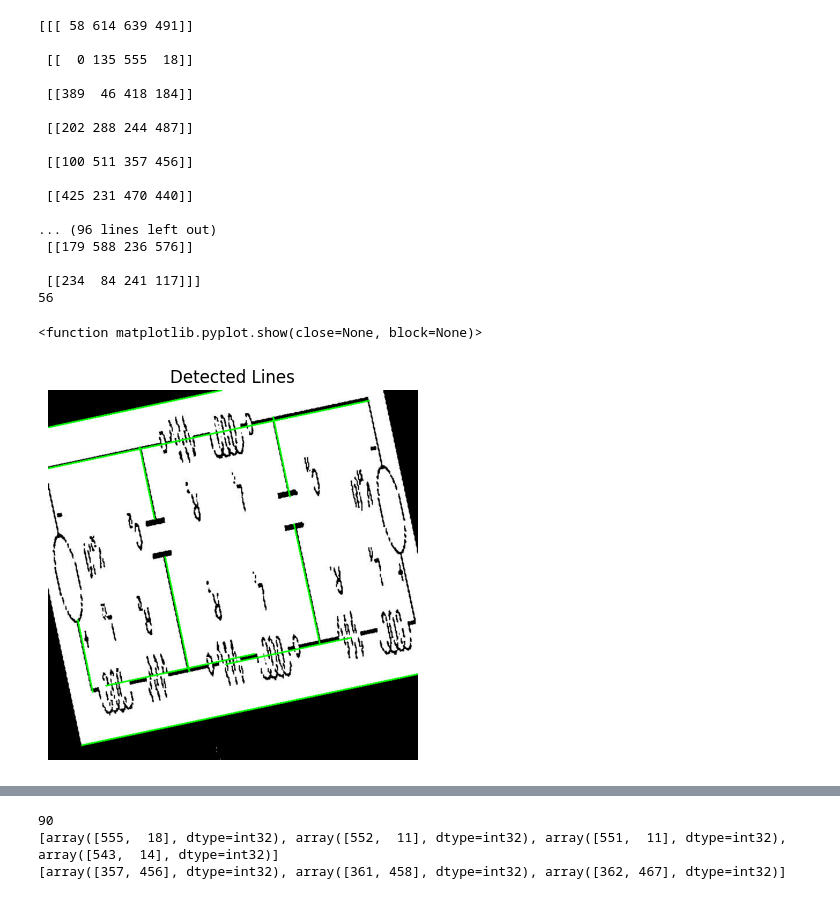
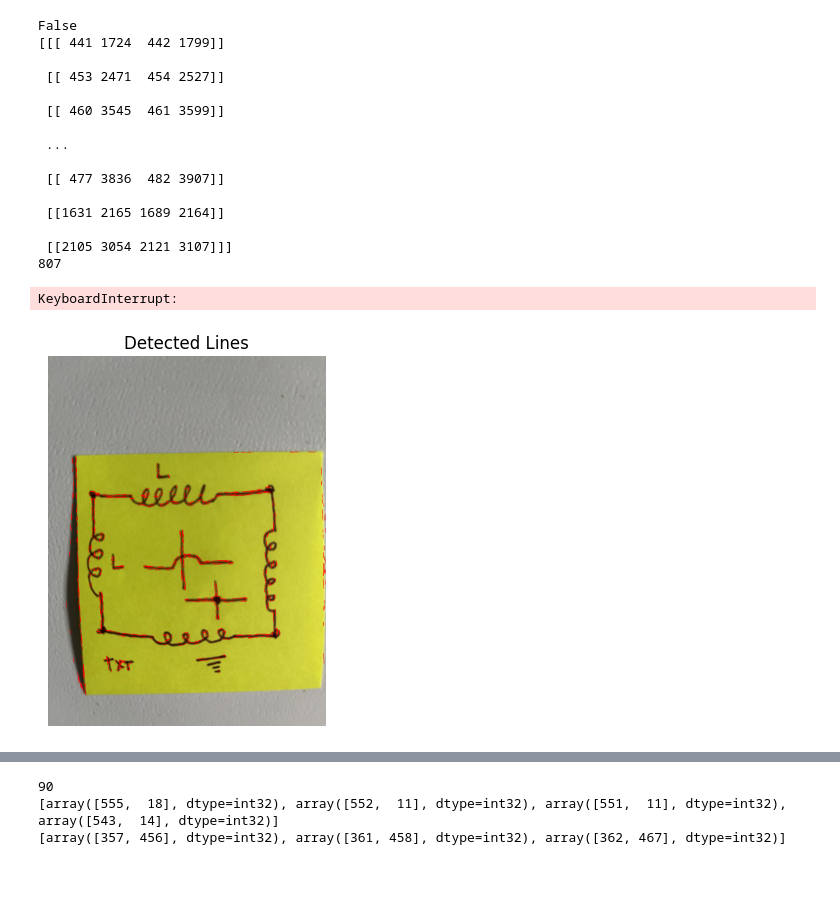
Before and after one commit to ctebow/breadMaker-backend, a Jupyter notebook: training/scripts/lines.ipynb, the cells around one changed output, grey strips where cells are left out. Saved outputs shown, nothing was run; the diff lists cells and outputs as text; code cells hidden in the pictures.

```diff
--- a/training/scripts/lines.ipynb
+++ b/training/scripts/lines.ipynb
@@ -1,42 +1,48 @@
 # %%
 import cv2
 import numpy as np
 import matplotlib.pyplot as plt
+from nodes import merge_lines, unnest_list
 
-image = cv2.imread("ref des raw.v1i.yolov8/test/images/251_png_jpg.rf.520671018e926b40663e7bc2666d2f40.jpg")
+image = cv2.imread("test3.jpg")
+print(image is None)
 gray = cv2.cvtColor(image, cv2.COLOR_BGR2GRAY)
+blurred = cv2.GaussianBlur(gray, (5, 5), 0)
 
-edges = cv2.Canny(gray, threshold1=50, threshold2=100, apertureSize=3)
-lines = cv2.HoughLinesP(edges, rho=1, theta=np.pi/180, threshold=75, minLineLength=5, maxLineGap=10)
+edges = cv2.Canny(blurred, threshold1=20, threshold2=25, apertureSize=3)
+lines = cv2.HoughLinesP(edges, rho=1, theta=np.pi/180, threshold=25, minLineLength=50, maxLineGap=10)
 print(lines)
 print(len(lines))
 line_image = image.copy()
 if lines is not None:
     for line in lines:
         x1, y1, x2, y2 = line[0]
-        cv2.line(line_image, (x1, y1), (x2, y2), (0, 255, 0), 2)
+        cv2.line(line_image, (x1, y1), (x2, y2), (0, 0, 255), 5)
 
 plt.imshow(cv2.cvtColor(line_image, cv2.COLOR_BGR2RGB))
 plt.title("Detected Lines")
 plt.axis("off")
 plt.show
+
+lst = unnest_list(lines)
+lst = merge_lines(lst, angle_threshold=15, distance_threshold=25)
+print(lst)
+print(len(lst))
 # %% [output]
-[[[ 58 614 639 491]]
+False
+[[[ 441 1724  442 1799]]
 
- [[  0 135 555  18]]
+ [[ 453 2471  454 2527]]
 
- [[389  46 418 184]]
+ [[ 460 3545  461 3599]]
 
- [[202 288 244 487]]
+ ...
 
- [[100 511 357 456]]
+ [[ 477 3836  482 3907]]
 
- [[425 231 470 440]]
+ [[1631 2165 1689 2164]]
 
-... (96 lines left out)
- [[179 588 236 576]]
-
- [[234  84 241 117]]]
-56
+ [[2105 3054 2121 3107]]]
+807
-<function matplotlib.pyplot.show(close=None, block=None)>
+KeyboardInterrupt:
-[figure, old version]
+[figure, new version]
```
Also changed, not shown: parts of 5 cells of this notebook, 10 other files.
